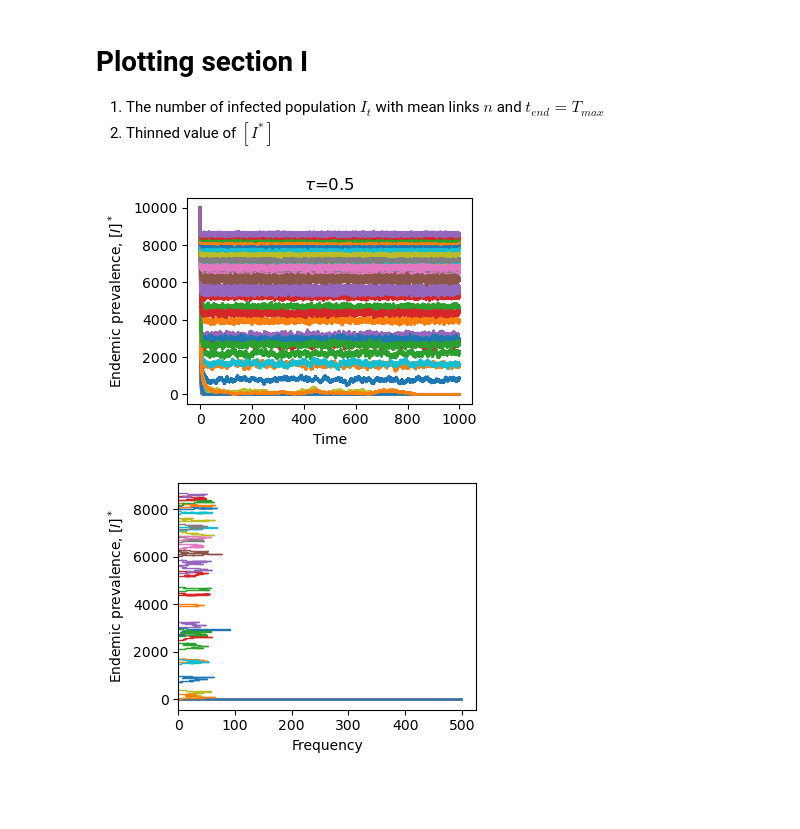
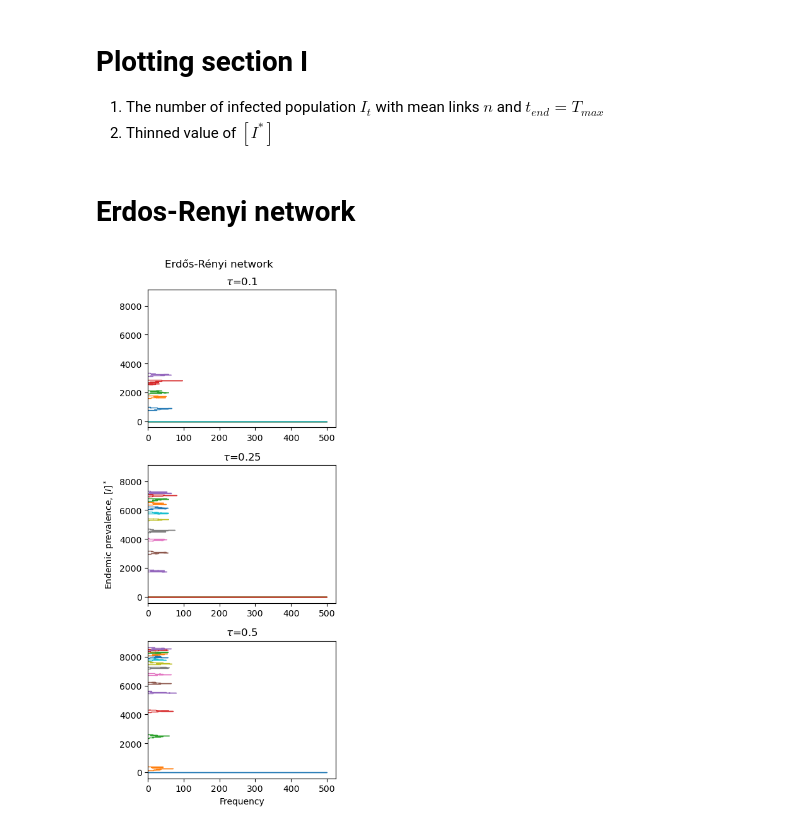
Before and after one commit to thatchai-b/article-trade-off-infs-social-interacts, a Jupyter notebook: Figure_1_meanfield-pairwise-comparison.ipynb, the cells around one changed output. Saved outputs shown, nothing was run; the diff lists cells and outputs as text; code cells hidden in the pictures; blank space fills up the shorter version.

```diff
--- a/Figure_1_meanfield-pairwise-comparison.ipynb
+++ b/Figure_1_meanfield-pairwise-comparison.ipynb
@@ -150,40 +145,52 @@ def Istar_PW(N, n, tau, gamma, kappa):
 # Plotting section I
 1. The number of infected population $I_t$ with mean links $n$ and $t_{end} = T_{max}$
 2. Thinned value of $[I^*]$
+# %% [markdown]
+# Erdos-Renyi network
 # %%
-fig2_ER, axs2_ER = plt.subplots(len(tau_arr), 1, figsize=(4, 3), sharey=True)
+fig2_ER, axs2_ER = plt.subplots(len(tau_arr), 1, figsize=(4, 3*len(tau_arr)), sharey=True)
+fig2_ER.suptitle(r'Erdős-Rényi network')
 axs2_ER[1].set(ylabel=r'Endemic prevalence, $[I]^*$')
 axs2_ER[2].set(xlabel=r'Time')
 
-fig3_ER, axs3_ER = plt.subplots(len(tau_arr), 1, figsize=(4, 3), sharey=True)
-axs3_ER[1].set(ylabel=r'Endemic prevalence, $[I]^*$')
-axs3_ER[2].set(xlabel=r'Frequency')
+t_ER = []
+I_ER = []
 
-
-dataI_ER    = []
-
-# ERDOS-RENYI NETWORK
 for tau_index in np.arange(len(tau_arr)):
     for n_index in np.arange(len(nrange_int)):
         t, S, I = plots_SIS_EoN_dynamics_ER(N, nrange_int[n_index], N_inf_init, tau_arr[tau_index], gamma, Tmax)
         t, I = t_I_complement(t, I, Tmax)
-        axs2_ER[tau_index].plot(t, I, linestyle='-', linewidth=2, label=r'$n=$'+str(nrange_int[n_index])+', ER')
+        axs2_ER[tau_index].plot(t, I, linestyle='dotted', linewidth=1, label=r'$n=$'+str(nrange_int[n_index])+', ER')
         axs2_ER[tau_index].set_title(r'$\tau$='+str(tau_arr[tau_index]) )
+        t_ER = t_ER + [list(t)]
+        I_ER = I_ER + [list(I)]
+t_ER = np.array(t_ER, dtype=object)
+I_ER = np.array(I_ER, dtype=object)
 
-        t_burn, I_burn = burn_in_array(t, I)
-        t_thin, I_thin = thinning(t_burn, I_burn, thin_step=int(Tmax/20) )
-        t_thinning_int, I_thinning_arr = thinning_int(t_thin, I_thin)
-
-        dataI_ER = dataI_ER + [list(I_thinning_arr)]
-        axs3_ER[tau_index].hist(I_thinning_arr, 20, histtype='step', linestyle='-', lw=1, orientation='horizontal', label=r'Erdős-Rényi')
-dataI_ER = np.array(dataI_ER, dtype=object)
-dataI_ER = dataI_ER.reshape(len(tau_arr), len(nrange_int))
-
+t_ER = t_ER.reshape(len(tau_arr), len(nrange_int))
+I_ER = I_ER.reshape(len(tau_arr), len(nrange_int))
 fig2_ER.tight_layout()
-fig3_ER.tight_layout()
-# %% [output]
-[figure, removed]
-[figure, removed]
+# %%
+fig3_ER, axs3_ER = plt.subplots(len(tau_arr), 1, figsize=(4, 3*len(tau_arr)), sharey=True)
+fig3_ER.suptitle(r'Erdős-Rényi network')
+axs3_ER[1].set(ylabel=r'Endemic prevalence, $[I]^*$')
+axs3_ER[2].set(xlabel=r'Frequency')
+
+dataI_ER    = []
+
+for tau_index in np.arange(len(tau_arr)):
+    for n_index in np.arange(len(nrange_int)):
+        I_thinning_arr_ER = burn_in_thinning(t_ER[tau_index][n_index], I_ER[tau_index][n_index])
+        dataI_ER = dataI_ER + [list(I_thinning_arr_ER)]
+
+        axs3_ER[tau_index].hist(I_thinning_arr_ER, 20, histtype='step', linestyle='-', lw=1, orientation='horizontal', label=r'Erdős-Rényi')
+        axs3_ER[tau_index].set_title(r'$\tau$='+str(tau_arr[tau_index]) )
+dataI_ER = np.array(dataI_ER, dtype=object)
+dataI_ER = dataI_ER.reshape(len(tau_arr), len(nrange_int))
+
+fig3_ER.tight_layout()
+# %% [output]
+[figure, added]
 # %%
 fig_ER, axs_ER = plt.subplots(1, 1, figsize=(4, 3), sharey=True)
 axs_ER.set_title(r'Erdős-Rényi network')
```
Also changed, not shown: parts of 12 cells of this notebook.
